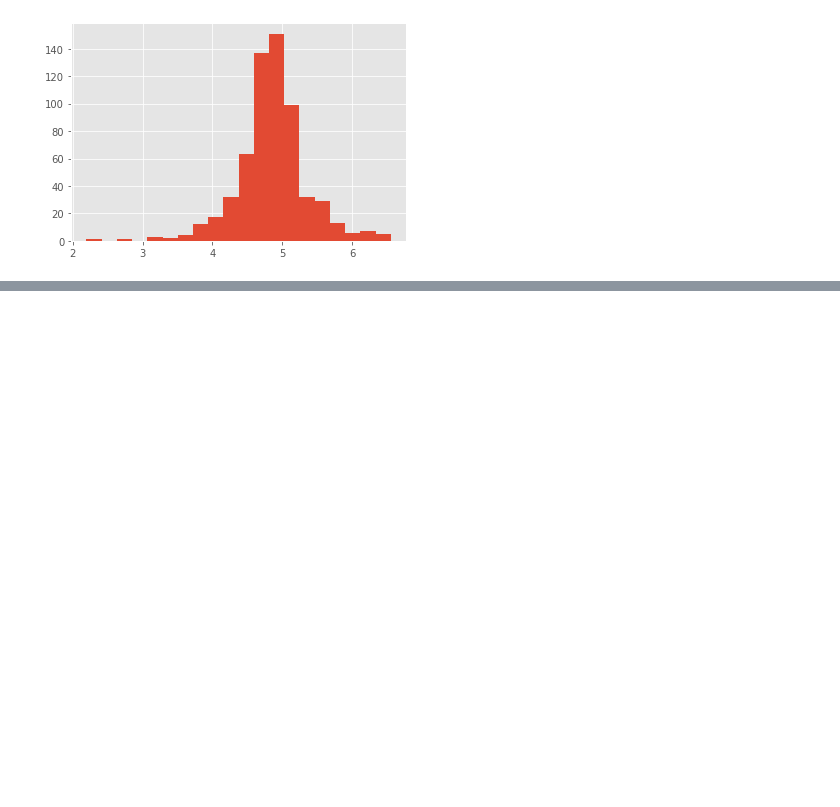
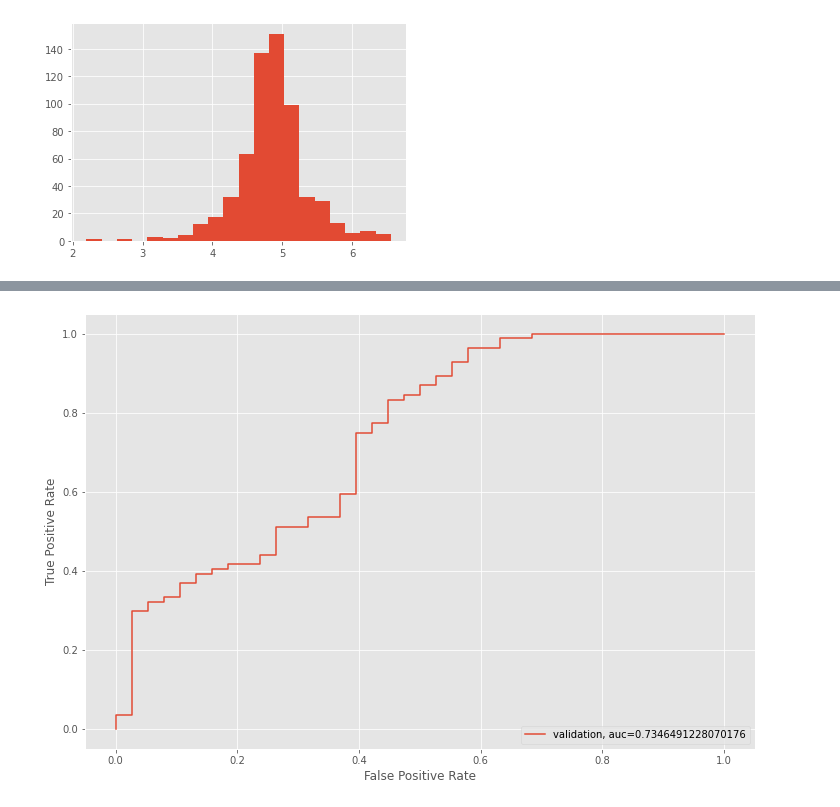
Before and after one commit to ew3g/loan-prediction, a Jupyter notebook: notebook.ipynb, the cells around one changed output, grey strips where cells are left out. Cells and saved outputs as stored; diff of their text form; code cells hidden in the pictures; blank space fills up the shorter version.

```diff
--- a/notebook.ipynb
+++ b/notebook.ipynb
@@ -409,3 +409,9 @@ loan_data_test = pd.get_dummies(loan_data_test)
 from sklearn.model_selection import train_test_split
 
 x_train, x_cv, y_train, y_cv = train_test_split(X, y, test_size=0.3)
+# %%
+#Importing LogisticRegression and accuracy_score for fitting the logistic regression model
+from sklearn.linear_model import LogisticRegression
+from sklearn.metrics import accuracy_score
+model = LogisticRegression()
+model.fit(x_train, y_train)
@@ -411,0 +427,26 @@ x_train, x_cv, y_train, y_cv = train_test_split(X, y, test_size=0.3)
+# %%
+#Predicition for the test dataset
+pred_test = model.predict(loan_data_test)
+# %%
+#Validation of prediction with stratification
+from sklearn.model_selection import StratifiedKFold
+#Cross validation with 5 random chunks of data
+i = 1
+mean = 0
+kf = StratifiedKFold(n_splits=5, random_state=1, shuffle=True)
+for train_index, test_index in kf.split(X, y):
+    print('\n{} of kfold {}'.format(i, kf.n_splits))
+    xtr, xvl = X.loc[train_index], X.loc[test_index]
+    ytr, yvl = y.loc[train_index], y.loc[test_index]
+
+    model = LogisticRegression(random_state=1)
+    model.fit(xtr, ytr)
+    pred_test = model.predict(xvl)
+    score = accuracy_score(yvl, pred_test)
+    mean += score
+    print('accuracy_score', score)
+    i += 1
+    pred_test = model.predict(loan_data_test)
+    pred = model.predict_proba(xvl)[:,1]
+print('\nMean Validation Accuracy', mean / (i-1))
+#Model has accuracy of 80%
@@ -411,0 +470,14 @@ x_train, x_cv, y_train, y_cv = train_test_split(X, y, test_size=0.3)
+# %%
+#roc curve
+from sklearn import metrics
+fpr, tpr, _ = metrics.roc_curve(yvl, pred)
+auc = metrics.roc_auc_score(yvl, pred)
+plt.figure(figsize=(12,8))
+plt.plot(fpr, tpr, label='validation, auc=' + str(auc))
+plt.xlabel('False Positive Rate')
+plt.ylabel('True Positive Rate')
+plt.legend(loc=4)
+plt.show()
+#auc=0.7
+# %% [output]
+[figure, added]
```
Also changed, not shown: parts of 10 cells of this notebook.
